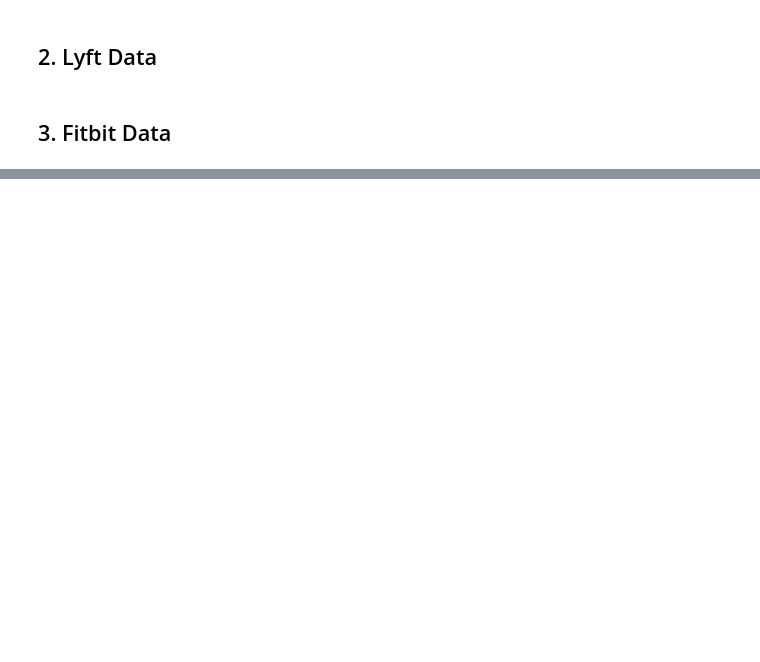
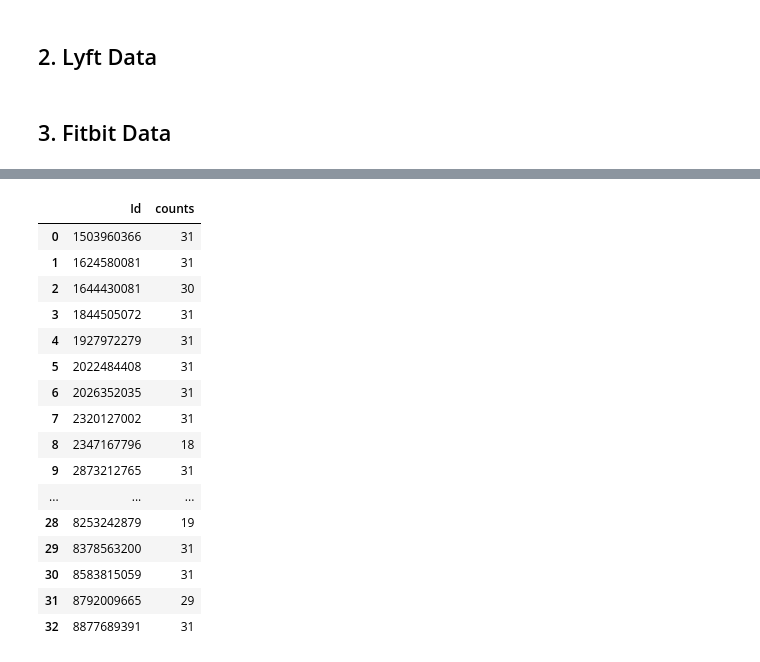
Before and after one commit to DiscreetAI/playground, a Jupyter notebook: data-quality/DataQualityWorkspace.ipynb, the cells around one changed output, grey strips where cells are left out. Saved outputs shown, nothing was run; the diff lists cells and outputs as text; code cells hidden in the pictures; blank space fills up the shorter version.

```diff
--- a/data-quality/DataQualityWorkspace.ipynb
+++ b/data-quality/DataQualityWorkspace.ipynb
@@ -244,0 +271,20 @@ A few things we can consider for scoring data quality in user-submitted Uber dat
+# %%
+fitbit_dataset.groupby(['Id']).size().reset_index(name='counts')
+# %% [output]
+|  | Id | counts |
+| 0 | 1503960366 | 31 |
+| 1 | 1624580081 | 31 |
+| 2 | 1644430081 | 30 |
+| 3 | 1844505072 | 31 |
+| 4 | 1927972279 | 31 |
+| 5 | 2022484408 | 31 |
+| 6 | 2026352035 | 31 |
+| 7 | 2320127002 | 31 |
+| 8 | 2347167796 | 18 |
+| 9 | 2873212765 | 31 |
+| ... | ... | ... |
+| 28 | 8253242879 | 19 |
+| 29 | 8378563200 | 31 |
+| 30 | 8583815059 | 31 |
+| 31 | 8792009665 | 29 |
+| 32 | 8877689391 | 31 |
```
Also changed, not shown: parts of 6 cells of this notebook, 1 other file.
